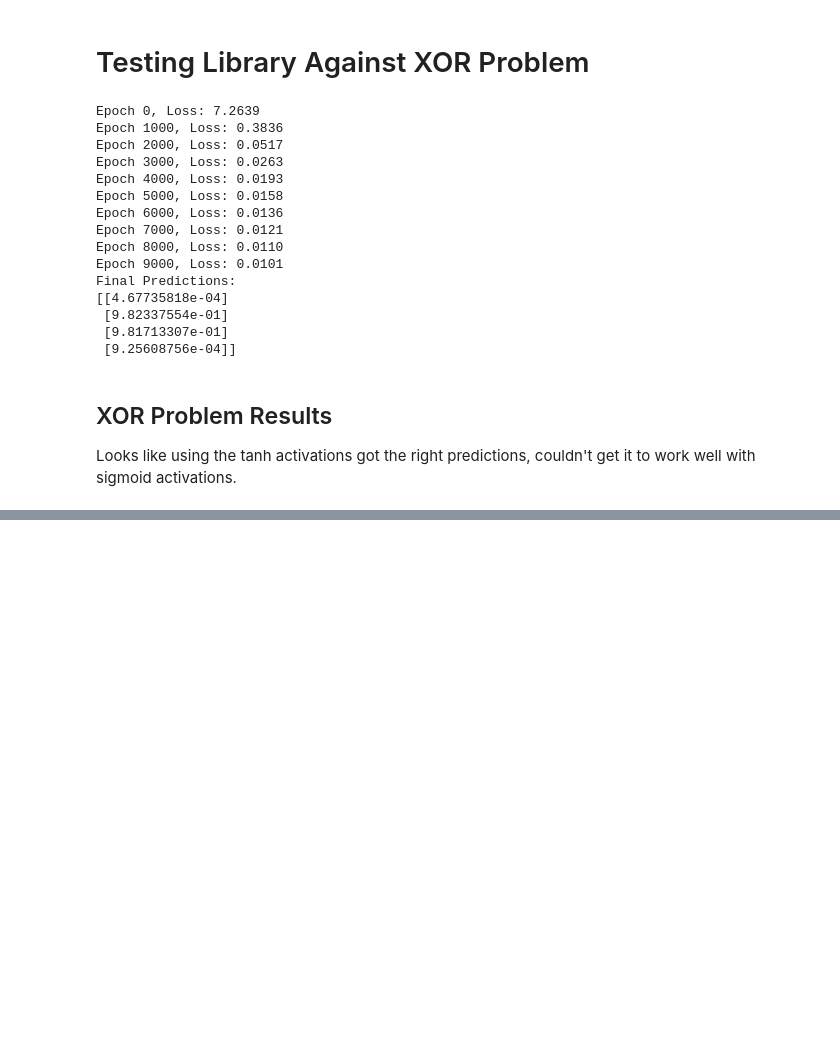
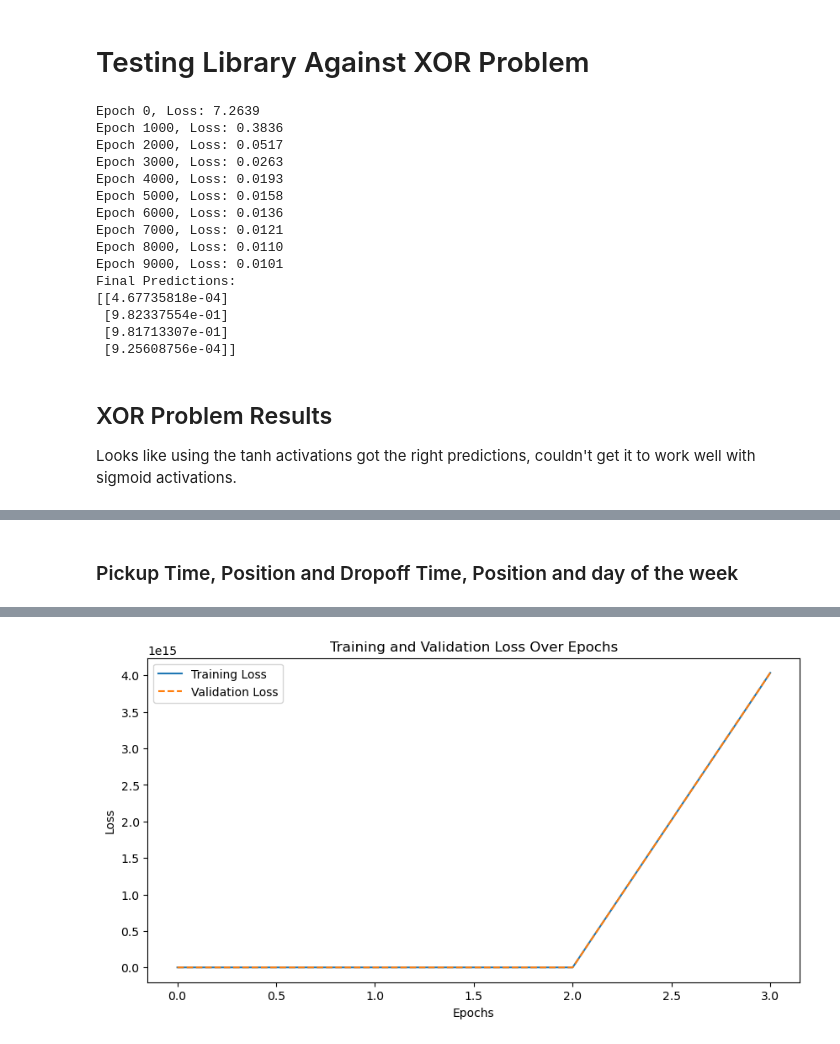
Before and after one commit to baileytnguyen/cse6363-assignment2, a Jupyter notebook: my_nn_library.ipynb, the cells around one changed output, grey strips where cells are left out. Drawn from its saved outputs; the diff is of its cells as text; code cells hidden in the pictures; blank space fills up the shorter version.

```diff
--- a/my_nn_library.ipynb
+++ b/my_nn_library.ipynb
@@ -342,0 +462,76 @@ Test Loss (MSE): 1.1754
+# %% [markdown]
+### Pickup Time, Position and Dropoff Time, Position and day of the week
+# %%
+# Define the features we want to keep
+# Keep only pickup and drop off positions, and add pickup and dropoff month, day, hour, and day of week
+features_model3 = ["pickup_longitude", "pickup_latitude", "dropoff_longitude", "dropoff_latitude",
+                   "pickup_month", "pickup_day", "pickup_hour", "dropoff_month", "dropoff_day", "dropoff_hour",
+                   "pickup_day_of_week", "dropoff_day_of_week"]
+
+# Split 10% of the training data as validation set
+model3_x = select_features(X_train, features_model3)
+model3_y = y_train
+model3_x_train, model3_x_val, model3_y_train, model3_y_val = train_test_split(model3_x, model3_y, test_size=0.1, random_state=0)
+model3_x_test = select_features(X_test, features_model3)
+
+# Define Model
+model3 = Sequential()
+model3.add(LinearLayer(model3_x_train.shape[1], 12))
+model3.add(ReLU())
+model3.add(LinearLayer(12, 12))
+model3.add(ReLU())
+model3.add(LinearLayer(12, 1))
+##model3.add(ReLU())
+
+# Training Setup
+epochs_model3 = 100
+learning_rate_model3 = 0.01
+loss_function_model3 = MeanSquaredErrorLoss()
+
+best_loss_model3 = float("inf")
+patience_model3 = 3  # Early stopping patience
+stagnation_model3 = 0
+losses_model3 = []
+val_losses_model3 = []
+
+for epoch_model3 in range(epochs_model3):
+    predictions_model3 = model3.forward(model3_x_train)
+    loss_model3 = loss_function_model3.forward(predictions_model3, model3_y_train)
+    losses_model3.append(loss_model3)
+
+    val_predictions_model3 = model3.forward(model3_x_val)
+    val_loss_model3 = loss_function_model3.forward(val_predictions_model3, model3_y_val)
+    val_losses_model3.append(val_loss_model3)
+
+    print(f"Epoch {epoch_model3}, Loss: {loss_model3:.4f}, Val Loss: {val_loss_model3:.4f}")
+
+    grad_output_model3 = loss_function_model3.backward()
+    model3.backward(grad_output_model3, learning_rate_model3)
+
+    # Early stopping
+    if loss_model3 < best_loss_model3:
+        best_loss_model3 = loss_model3
+        stagnation_model3 = 0
+        print(f"Saving model at epoch {epoch_model3} with loss {loss_model3:.4f}")
+        model3.save_weights("best_model3")
+    else:
+        stagnation_model3 += 1
+        if stagnation_model3 >= patience_model3:
+            print("Early stopping triggered.")
+            break
+
+# Load best model and evaluate on test set
+test_predictions_model3 = model3.forward(model3_x_test)
+test_loss_model3 = loss_function_model3.forward(test_predictions_model3, y_test)
+print(f"Test Loss (MSE): {test_loss_model3:.4f}")
+
+# Plot Training and Validation Loss
+plt.figure(figsize=(10, 5))
+plt.plot(losses_model3, label='Training Loss')
+plt.plot(val_losses_model3, label='Validation Loss', linestyle='dashed')
+plt.xlabel('Epochs')
+plt.ylabel('Loss')
+plt.title('Training and Validation Loss Over Epochs')
+plt.legend()
+plt.show()
+# %% [output]
@@ -342,0 +555 @@ Test Loss (MSE): 1.1754
+[figure, added]
```
Also changed, not shown: parts of 9 cells of this notebook, 1 other file.
